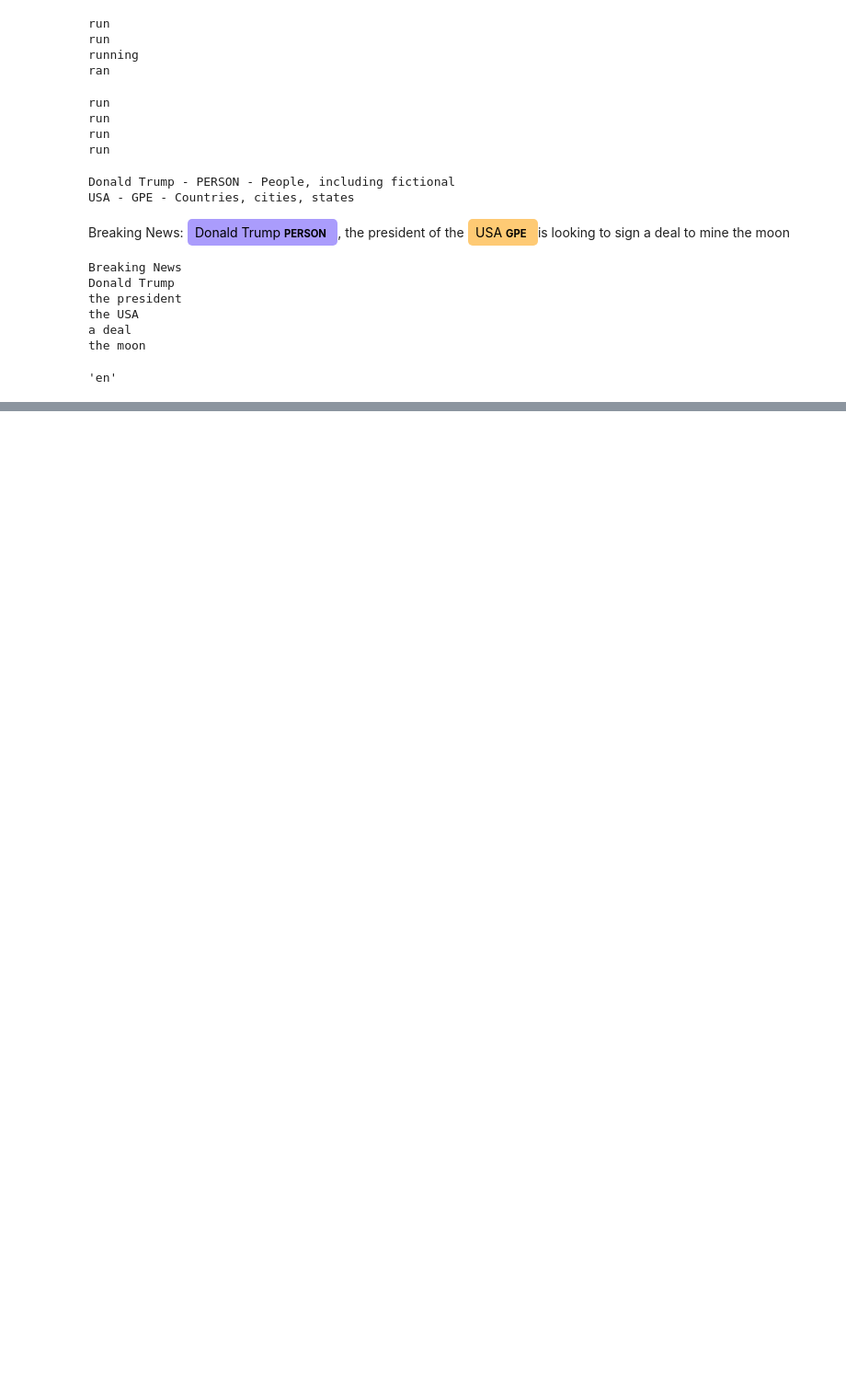
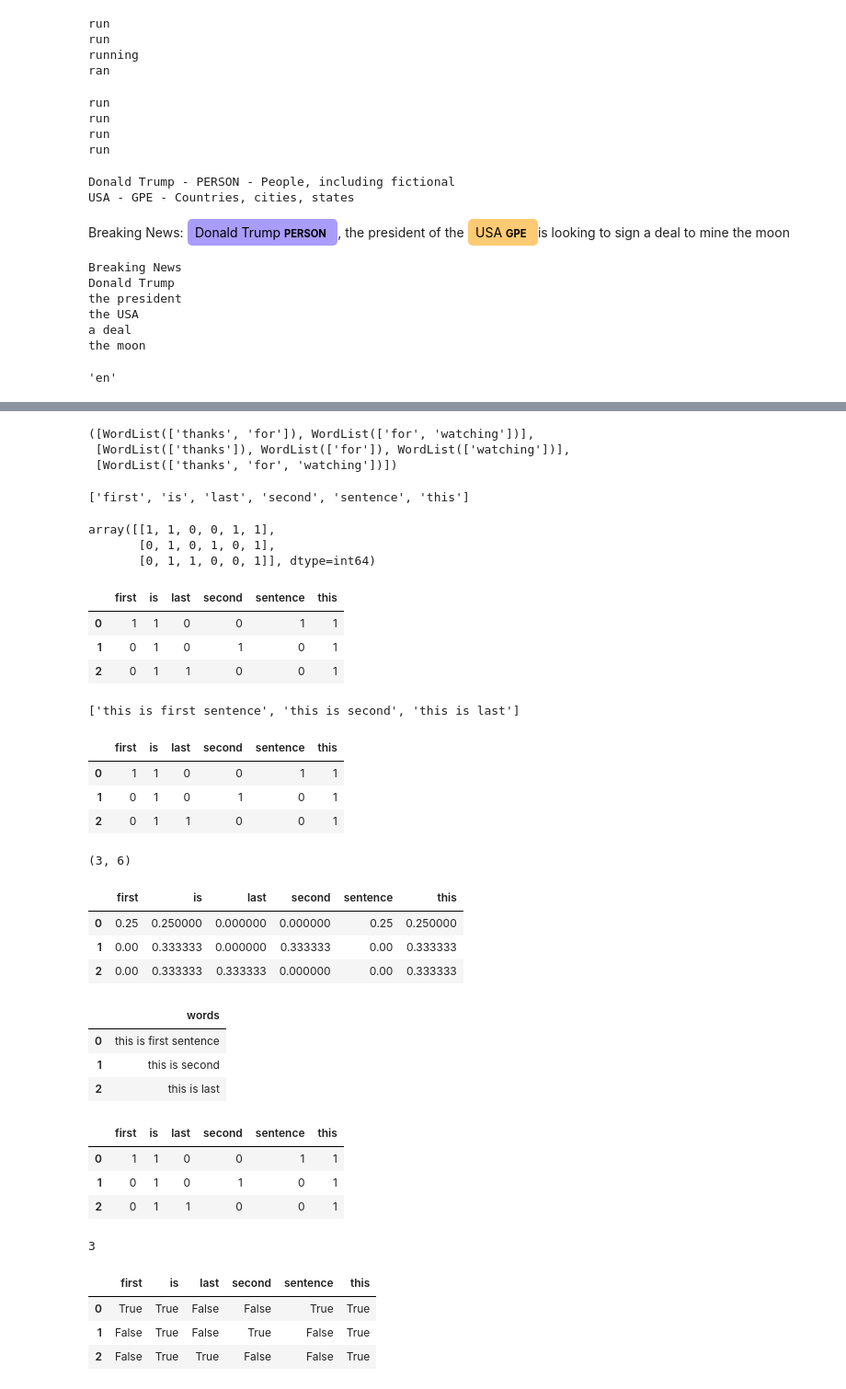
Before and after one commit to lakshman-luq/NLP_sentiment_analysis, a Jupyter notebook: sentiment_analysis.ipynb, the cells around one changed output, grey strips where cells are left out. Shown at 92% size. Saved outputs shown, nothing was run; the diff lists cells and outputs as text; code cells hidden in the pictures; blank space fills up the shorter version.

```diff
--- a/sentiment_analysis.ipynb
+++ b/sentiment_analysis.ipynb
@@ -603,0 +629,10 @@ TextBlob("బ్రేకింగ్ న్యూస్: యుఎస్ఎ అ
+# %%
+tb.ngrams(2), tb.ngrams(1), tb.ngrams(3)
+# %% [output]
+([WordList(['thanks', 'for']), WordList(['for', 'watching'])],
+ [WordList(['thanks']), WordList(['for']), WordList(['watching'])],
+ [WordList(['thanks', 'for', 'watching'])])
+# %%
+# Bag of words (BOW)
+# These model are the simplest model to extract the features from the text data. It creates the dictionary, then it put the count of the words in the dictionary for all the rows.
+x = ['this is first sentence', 'this is second', 'this is last']
@@ -603,0 +641,20 @@ TextBlob("బ్రేకింగ్ న్యూస్: యుఎస్ఎ అ
+# %%
+cv = CountVectorizer(ngram_range=(1, 1))
+text_counts = cv.fit_transform(x)
+cv.get_feature_names()
+# %% [output]
+['first', 'is', 'last', 'second', 'sentence', 'this']
+# %%
+text_counts.toarray()
+# %% [output]
+array([[1, 1, 0, 0, 1, 1],
+       [0, 1, 0, 1, 0, 1],
+       [0, 1, 1, 0, 0, 1]], dtype=int64)
+# %%
+bow = pd.DataFrame(text_counts.toarray(), columns=cv.get_feature_names())
+bow
+# %% [output]
+|  | first | is | last | second | sentence | this |
+| 0 | 1 | 1 | 0 | 0 | 1 | 1 |
+| 1 | 0 | 1 | 0 | 1 | 0 | 1 |
+| 2 | 0 | 1 | 1 | 0 | 0 | 1 |
@@ -603,0 +665,15 @@ TextBlob("బ్రేకింగ్ న్యూస్: యుఎస్ఎ అ
+# %%
+x
+# %% [output]
+['this is first sentence', 'this is second', 'this is last']
+# %%
+bow
+# %% [output]
+|  | first | is | last | second | sentence | this |
+| 0 | 1 | 1 | 0 | 0 | 1 | 1 |
+| 1 | 0 | 1 | 0 | 1 | 0 | 1 |
+| 2 | 0 | 1 | 1 | 0 | 0 | 1 |
+# %%
+bow.shape
+# %% [output]
+(3, 6)
@@ -603,0 +686,7 @@ TextBlob("బ్రేకింగ్ న్యూస్: యుఎస్ఎ అ
+# %%
+tf
+# %% [output]
+|  | first | is | last | second | sentence | this |
+| 0 | 0.25 | 0.250000 | 0.000000 | 0.000000 | 0.25 | 0.250000 |
+| 1 | 0.00 | 0.333333 | 0.000000 | 0.333333 | 0.00 | 0.333333 |
+| 2 | 0.00 | 0.333333 | 0.333333 | 0.000000 | 0.00 | 0.333333 |
@@ -603,0 +699,28 @@ TextBlob("బ్రేకింగ్ న్యూస్: యుఎస్ఎ అ
+# %%
+x_df = pd.DataFrame(x, columns=['words'])
+x_df
+# %% [output]
+|  | words |
+| 0 | this is first sentence |
+| 1 | this is second |
+| 2 | this is last |
+# %%
+bow
+# %% [output]
+|  | first | is | last | second | sentence | this |
+| 0 | 1 | 1 | 0 | 0 | 1 | 1 |
+| 1 | 0 | 1 | 0 | 1 | 0 | 1 |
+| 2 | 0 | 1 | 1 | 0 | 0 | 1 |
+# %%
+N = bow.shape[0]
+N
+# %% [output]
+3
+# %%
+bb = bow.astype('bool')
+bb
+# %% [output]
+|  | first | is | last | second | sentence | this |
+| 0 | True | True | False | False | True | True |
+| 1 | False | True | False | True | False | True |
+| 2 | False | True | True | False | False | True |
```
Also changed, not shown: parts of 31 cells of this notebook.
